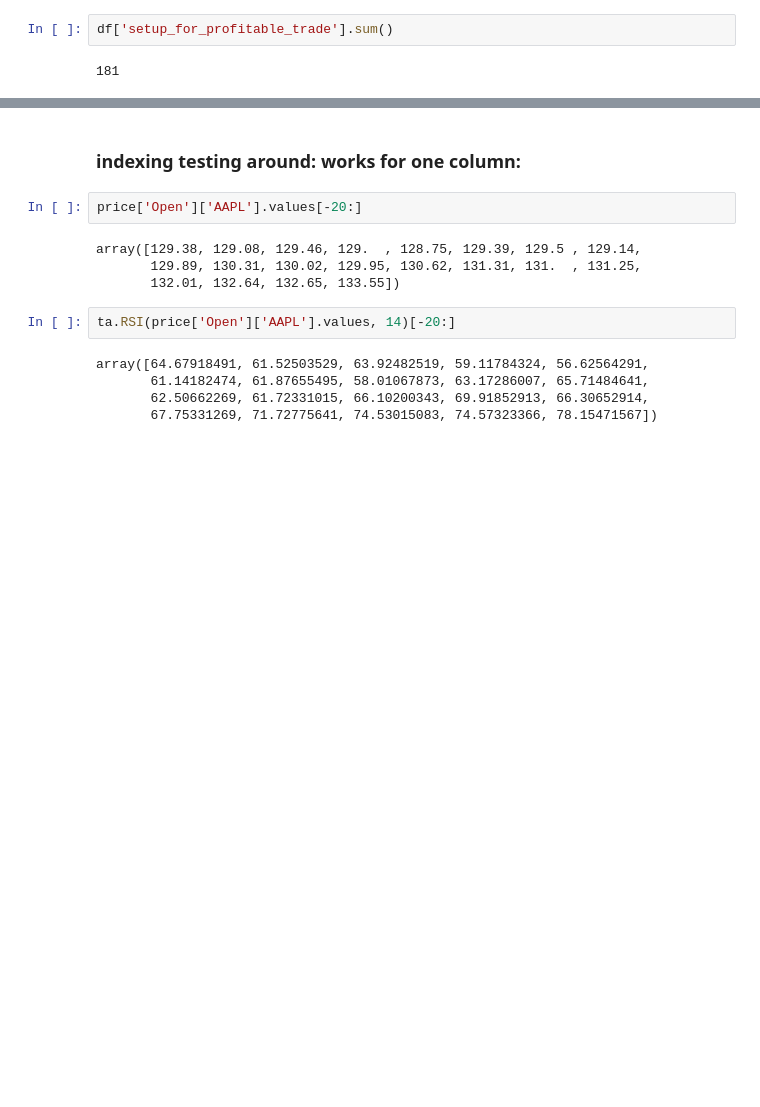
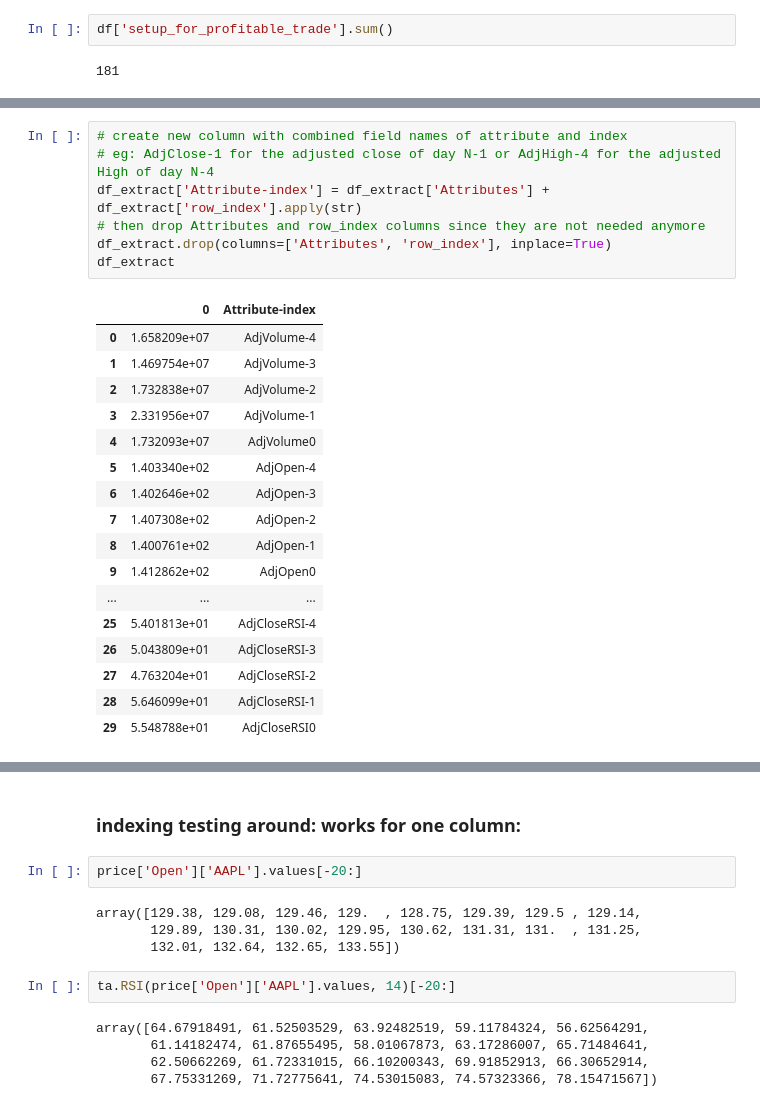
Before and after one commit to Lindstaedt/Stock-recommendation-with-ML, a Jupyter notebook: trader.ipynb, the cells around one changed output, grey strips where cells are left out. Drawn from its saved outputs; the diff is of its cells as text; blank space fills up the shorter version.

```diff
--- a/trader.ipynb
+++ b/trader.ipynb
@@ -258,0 +257,25 @@ Xy
+# %%
+# create new column with combined field names of attribute and index
+# eg: AdjClose-1 for the adjusted close of day N-1 or AdjHigh-4 for the adjusted High of day N-4
+df_extract['Attribute-index'] = df_extract['Attributes'] + df_extract['row_index'].apply(str)
+# then drop Attributes and row_index columns since they are not needed anymore
+df_extract.drop(columns=['Attributes', 'row_index'], inplace=True)
+df_extract
+# %% [output]
+|  | 0 | Attribute-index |
+| 0 | 1.658209e+07 | AdjVolume-4 |
+| 1 | 1.469754e+07 | AdjVolume-3 |
+| 2 | 1.732838e+07 | AdjVolume-2 |
+| 3 | 2.331956e+07 | AdjVolume-1 |
+| 4 | 1.732093e+07 | AdjVolume0 |
+| 5 | 1.403340e+02 | AdjOpen-4 |
+| 6 | 1.402646e+02 | AdjOpen-3 |
+| 7 | 1.407308e+02 | AdjOpen-2 |
+| 8 | 1.400761e+02 | AdjOpen-1 |
+| 9 | 1.412862e+02 | AdjOpen0 |
+| ... | ... | ... |
+| 25 | 5.401813e+01 | AdjCloseRSI-4 |
+| 26 | 5.043809e+01 | AdjCloseRSI-3 |
+| 27 | 4.763204e+01 | AdjCloseRSI-2 |
+| 28 | 5.646099e+01 | AdjCloseRSI-1 |
+| 29 | 5.548788e+01 | AdjCloseRSI0 |
```
Also changed, not shown: parts of 14 cells of this notebook.
